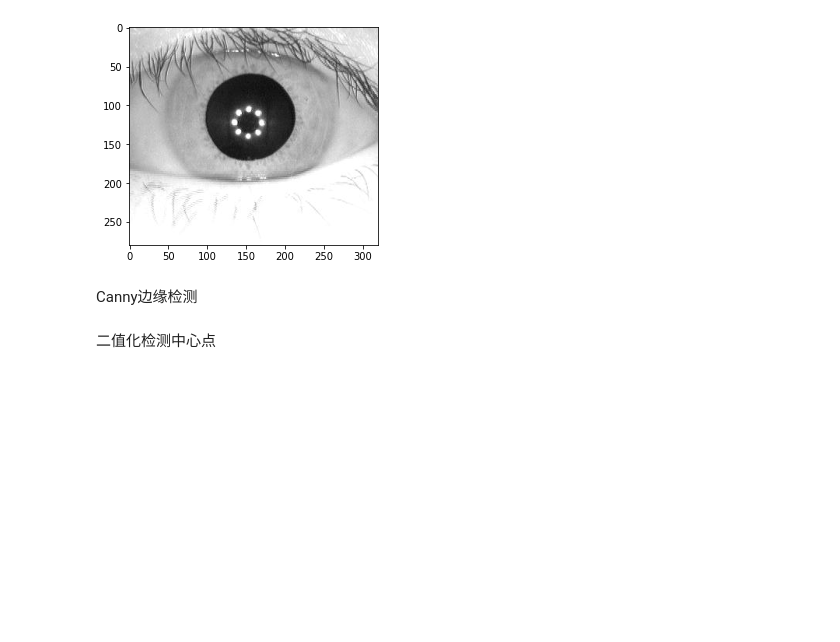
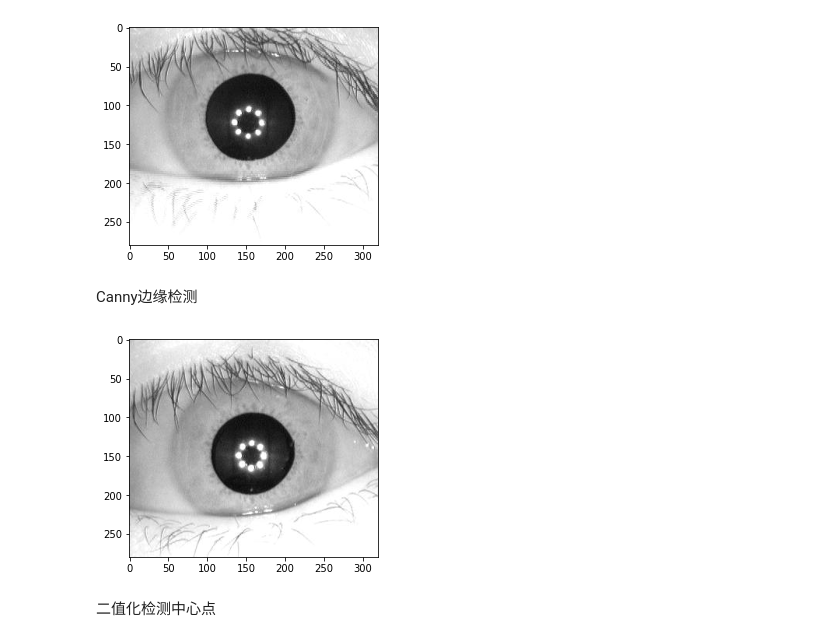
Before and after one commit to lxysl/IrisRecognition, a Jupyter notebook: testIris.ipynb, the cells around one changed output. Saved outputs shown, nothing was run; the diff lists cells and outputs as text; code cells hidden in the pictures; blank space fills up the shorter version.

```diff
--- a/testIris.ipynb
+++ b/testIris.ipynb
@@ -42,16 +42,19 @@ plt.show()
 Canny边缘检测
 # %%
 import cv2
+import matplotlib.pyplot as plt
 
 img = cv2.imread("./intervalDataset/001/L/S1001L05.jpg", 0)
-
-img = cv2.GaussianBlur(img, (3, 3), 0)
-ret, img = cv2.threshold(img, cv2.THRESH_OTSU, 255, cv2.THRESH_BINARY)
+plt.imshow(img, cmap='gray')
+# img = cv2.GaussianBlur(img, (3, 3), 0)
+# ret, img = cv2.threshold(img, cv2.THRESH_OTSU, 255, cv2.THRESH_BINARY)
 img = cv2.Canny(img, 45, 110)
 
-cv2.imshow('Canny', img)
-cv2.waitKey(0)
-cv2.destroyAllWindows()
+# cv2.imshow('Canny', img)
+# cv2.waitKey(0)
+# cv2.destroyAllWindows()
+# %% [output]
+[figure, added]
 # %% [markdown]
 二值化检测中心点
 # %%
```
Also changed, not shown: parts of 17 cells of this notebook, 7 other files.
